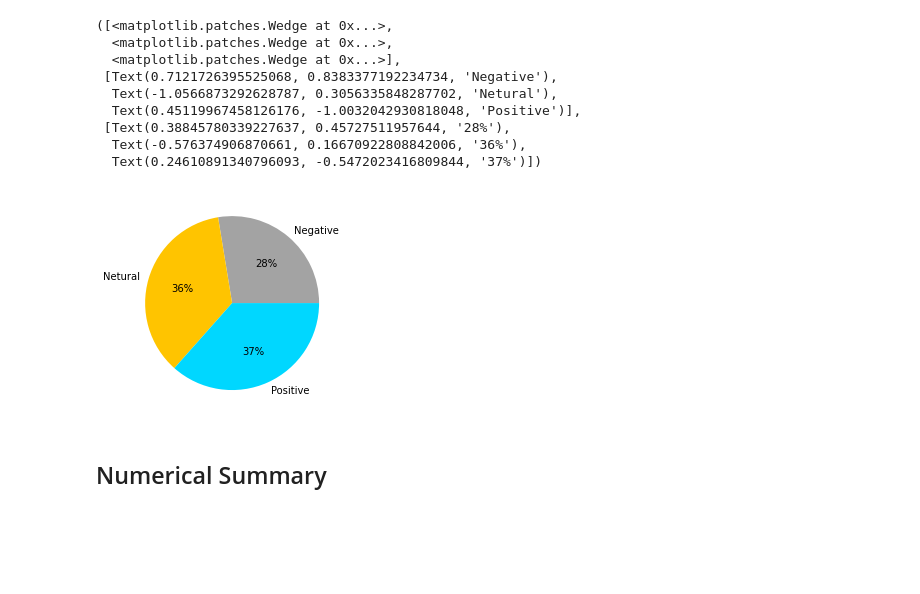
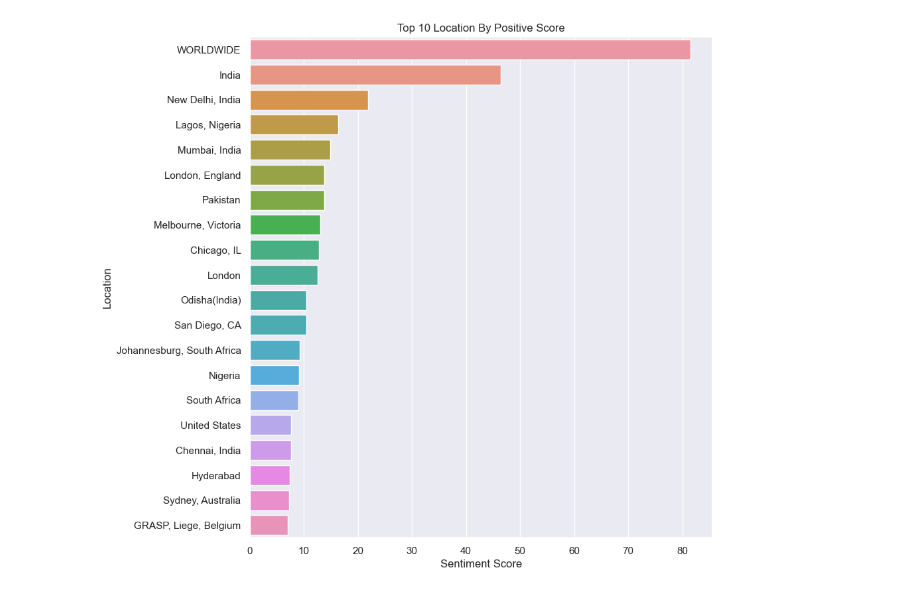
Before and after one commit to minzhih/CMPT353-Project, a Jupyter notebook: CMPT 353 project.ipynb, the cells around one changed output. Drawn from its saved outputs; the diff is of its cells as text; code cells hidden in the pictures; blank space fills up the shorter version.

```diff
--- a/CMPT 353 project.ipynb
+++ b/CMPT 353 project.ipynb
@@ -151,22 +289,24 @@ plt.xticks(rotation = 30)
 # %%
 #data_agg.groupby('sentiments').sum() to get the count numbers
 data_sum=[30945,40239,40999]
-data_lable=['Negative', 'Netural', 'Positive']
+data_label=['Negative', 'Netural', 'Positive']
 colors = sns.color_palette('bright')[7:10]
-plt.pie(data_sum,labels = data_lable, colors = colors, autopct='%.0f%%')
+plt.pie(data_sum,labels = data_label, colors = colors, autopct='%.0f%%')
-# %% [output]
-([<matplotlib.patches.Wedge at 0x...>,
-  <matplotlib.patches.Wedge at 0x...>,
-  <matplotlib.patches.Wedge at 0x...>],
- [Text(0.7121726395525068, 0.8383377192234734, 'Negative'),
-  Text(-1.0566873292628787, 0.3056335848287702, 'Netural'),
-  Text(0.45119967458126176, -1.0032042930818048, 'Positive')],
- [Text(0.38845780339227637, 0.45727511957644, '28%'),
-  Text(-0.576374906870661, 0.16670922808842006, '36%'),
-  Text(0.24610891340796093, -0.5472023416809844, '37%')])
-[figure, removed]
-# %% [markdown]
-## Numerical Summary
+# %%
+countries = pd.DataFrame()
+countries["Score"] = data["sentiment_score"]
+countries["user_location"] = data["user_location"]
+countries = countries.sort_values(by = "Score",ascending=False)
+countries = countries.groupby("user_location").sum().sort_values(by = "Score",ascending=False)[:20]
+
+plt.figure(figsize=(9,10))
+sns.barplot(list(countries.values.flatten()),countries.index,)
+plt.title("Top 10 Location By Positive Score")
+plt.xlabel("Sentiment Score")
+plt.ylabel("Location")
+plt.show()
+# %% [output]
+[figure, added]
 # %%
 ## Numerical Summary
 dataa=pd.DataFrame(data[['date','sentiments']])
```
Also changed, not shown: parts of 29 cells of this notebook.
